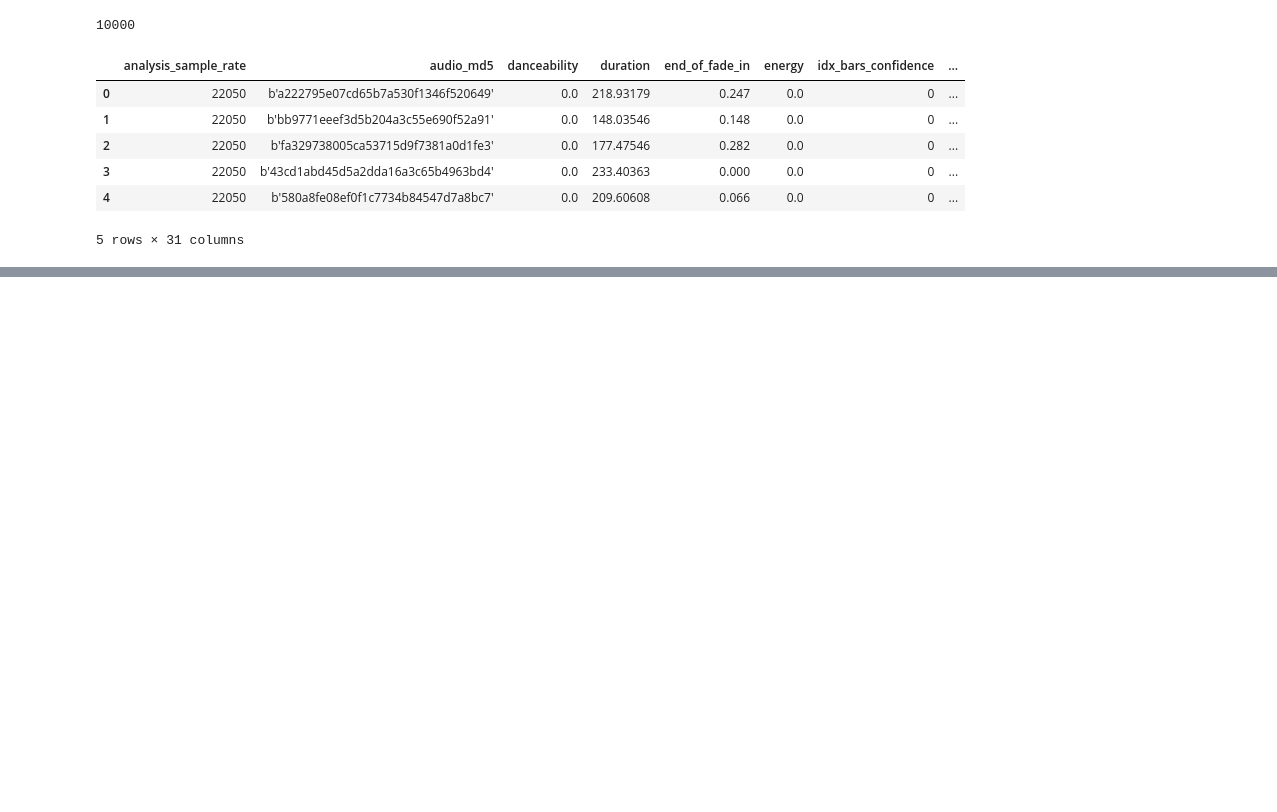
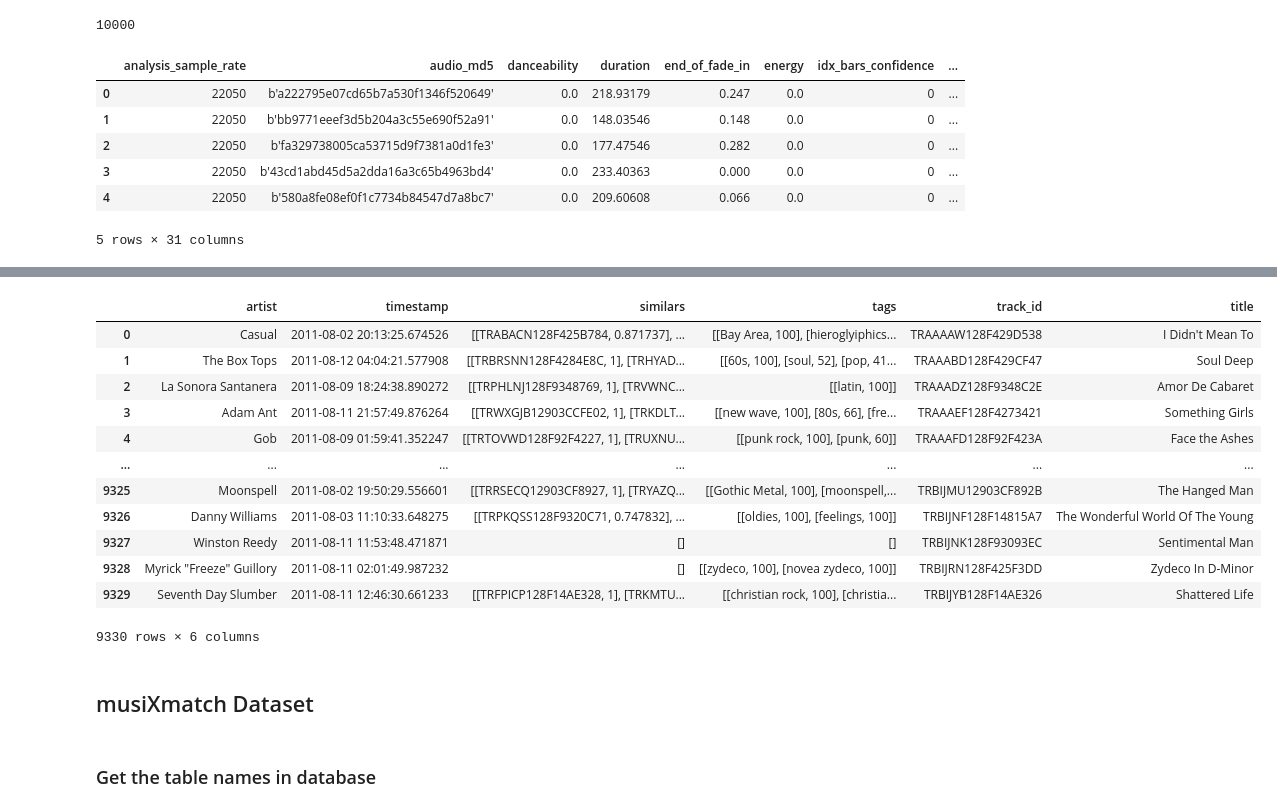
Before and after one commit to DrakeData/MSDS495-Capstone, a Jupyter notebook: sample_file_pull.ipynb, the cells around one changed output, grey strips where cells are left out. Saved outputs shown, nothing was run; the diff lists cells and outputs as text; code cells hidden in the pictures; blank space fills up the shorter version.

Commit message:
pulled Last.fm data and created query for lyrics

```diff
--- a/sample_file_pull.ipynb
+++ b/sample_file_pull.ipynb
@@ -76,0 +85,22 @@ combined_df.to_csv("MSD_SONG_DATA.csv", index=False)
+# %%
+# source_directory = r"C:\Users\Nicholas\Downloads\lastfm_subset\lastfm_subset\A"
+source_directory = r"C:\Users\Nicholas\Downloads\lastfm_subset\lastfm_subset\B"
+destination_directory = os.path.join(ROOT_DIR, 'sample_data', 'Lastfm')
+# %%
+# Iterate over the first level of folders (A to Z)
+for first_level_folder in range(ord('A'), ord('Z')+1):
+    first_level_folder = chr(first_level_folder)
+    first_level_path = os.path.join(source_directory, first_level_folder)
+
+    # Iterate over the second level of folders (A to Z)
+    for second_level_folder in range(ord('A'), ord('Z')+1):
+        second_level_folder = chr(second_level_folder)
+        second_level_path = os.path.join(first_level_path, second_level_folder)
+
+        # Iterate over the h5 files in the second level folder
+        for file_path in glob.glob(os.path.join(second_level_path, "*.json")):
+            # Move the h5 file to the destination directory
+            shutil.move(file_path, destination_directory)
+# %%
+lstfm_file_list = glob.glob(destination_directory + "/*.json") # Include slash or it will search in the wrong directory!!
+len(lstfm_file_list)
@@ -76,0 +115,9 @@ combined_df.to_csv("MSD_SONG_DATA.csv", index=False)
+# %%
+data = []
+
+for file_path in  lstfm_file_list:
+    with open(file_path, 'r') as file:
+                json_data = json.load(file)
+                data.append(json_data)
+
+data[:2]
@@ -76,0 +142,17 @@ combined_df.to_csv("MSD_SONG_DATA.csv", index=False)
+# %%
+lastfm_df = pd.DataFrame(data)
+lastfm_df
+# %% [output]
+|  | artist | timestamp | similars | tags | track_id | title |
+| 0 | Casual | 2011-08-02 20:13:25.674526 | [[TRABACN128F425B784, 0.871737], ... | [[Bay Area, 100], [hieroglyiphics... | TRAAAAW128F429D538 | I Didn't Mean To |
+| 1 | The Box Tops | 2011-08-12 04:04:21.577908 | [[TRBRSNN128F4284E8C, 1], [TRHYAD... | [[60s, 100], [soul, 52], [pop, 41... | TRAAABD128F429CF47 | Soul Deep |
+| 2 | La Sonora Santanera | 2011-08-09 18:24:38.890272 | [[TRPHLNJ128F9348769, 1], [TRVWNC... | [[latin, 100]] | TRAAADZ128F9348C2E | Amor De Cabaret |
+| 3 | Adam Ant | 2011-08-11 21:57:49.876264 | [[TRWXGJB12903CCFE02, 1], [TRKDLT... | [[new wave, 100], [80s, 66], [fre... | TRAAAEF128F4273421 | Something Girls |
+| 4 | Gob | 2011-08-09 01:59:41.352247 | [[TRTOVWD128F92F4227, 1], [TRUXNU... | [[punk rock, 100], [punk, 60]] | TRAAAFD128F92F423A | Face the Ashes |
+| ... | ... | ... | ... | ... | ... | ... |
+| 9325 | Moonspell | 2011-08-02 19:50:29.556601 | [[TRRSECQ12903CF8927, 1], [TRYAZQ... | [[Gothic Metal, 100], [moonspell,... | TRBIJMU12903CF892B | The Hanged Man |
+| 9326 | Danny Williams | 2011-08-03 11:10:33.648275 | [[TRPKQSS128F9320C71, 0.747832], ... | [[oldies, 100], [feelings, 100]] | TRBIJNF128F14815A7 | The Wonderful World Of The Young |
+| 9327 | Winston Reedy | 2011-08-11 11:53:48.471871 | [] | [] | TRBIJNK128F93093EC | Sentimental Man |
+| 9328 | Myrick "Freeze" Guillory | 2011-08-11 02:01:49.987232 | [] | [[zydeco, 100], [novea zydeco, 100]] | TRBIJRN128F425F3DD | Zydeco In D-Minor |
+| 9329 | Seventh Day Slumber | 2011-08-11 12:46:30.661233 | [[TRFPICP128F14AE328, 1], [TRKMTU... | [[christian rock, 100], [christia... | TRBIJYB128F14AE326 | Shattered Life |
+9330 rows × 6 columns
@@ -76,0 +162,2 @@ combined_df.to_csv("MSD_SONG_DATA.csv", index=False)
+# %% [markdown]
+## musiXmatch Dataset
@@ -76,0 +169,2 @@ combined_df.to_csv("MSD_SONG_DATA.csv", index=False)
+# %% [markdown]
+### Get the table names in database
```
Also changed, not shown: parts of 19 cells of this notebook, 13 other files.
